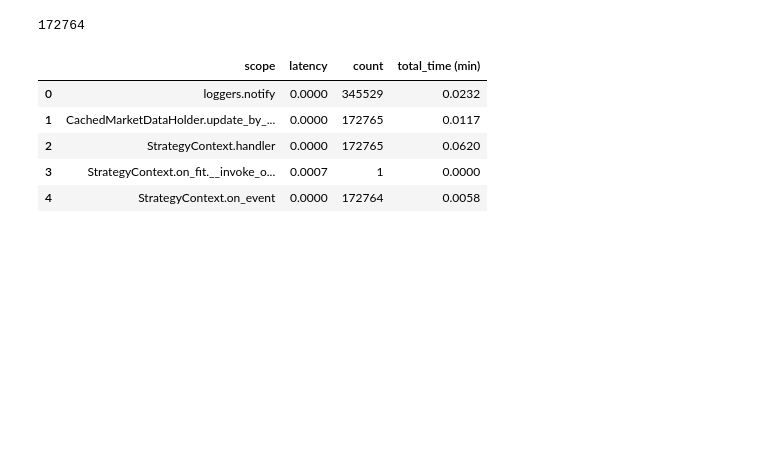
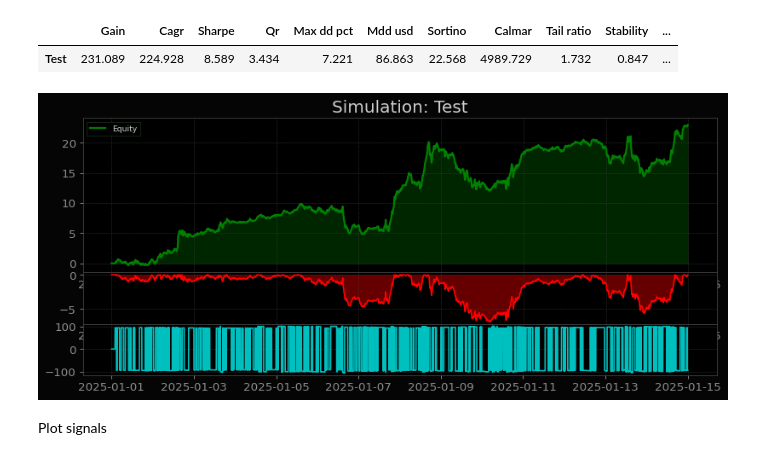
Before and after one commit to xLydianSoftware/Qubx, a Jupyter notebook: experiments/simulator/9.4 Test HFT reader.ipynb, the cells around one changed output. Saved outputs shown, nothing was run; the diff lists cells and outputs as text; code cells hidden in the pictures; blank space fills up the shorter version.

Commit message:
add hft reader test notebook

```diff
--- a/experiments/simulator/9.4 Test HFT reader.ipynb
+++ b/experiments/simulator/9.4 Test HFT reader.ipynb
@@ -74,11 +28,12 @@ class TestB(IStrategy):
 # %%
 r = simulate(
-   strategies={"Test": (stg:=TestB())},
-   data={"orderbook": HftDataReader(path="/hft-data", max_ticks=100)},
-   capital=1000,
-   instruments=["BINANCE.UM:BTCUSDT"],
-   commissions="vip0_usdt",
-   start="2025-01-01",
-   stop="2025-01-02",
-   debug="DEBUG"
+    strategies={"Test": (stg := ObiTraderStrategy(tick_size_pct=0.1, depth=25, threshold=1.0))},
+    data={"orderbook": HftDataReader()},
+    capital=1000,
+    instruments=["BINANCE.UM:BTCUSDT"],
+    commissions=None,
+    start="2025-01-01",
+    stop="2025-01-15",
+    portfolio_log_freq="1min",
+    debug="WARNING",
 )
@@ -104,4 +39,0 @@ stg.orderbooks[-1]
-# %%
-len(stg.orderbooks)
-# %% [output]
-172764
@@ -110,9 +40,8 @@ from qubx.utils.misc import Stopwatch
-# %%
-Stopwatch.latency_report()
-# %% [output]
-|  | scope | latency | count | total_time (min) |
-| 0 | loggers.notify | 0.0000 | 345529 | 0.0232 |
-| 1 | CachedMarketDataHolder.update_by_... | 0.0000 | 172765 | 0.0117 |
-| 2 | StrategyContext.handler | 0.0000 | 172765 | 0.0620 |
-| 3 | StrategyContext.on_fit.__invoke_o... | 0.0007 | 1 | 0.0000 |
-| 4 | StrategyContext.on_event | 0.0000 | 172764 | 0.0058 |
+# %%
+tearsheet(r, plot_leverage=True)
+# %% [output]
+|  | Gain | Cagr | Sharpe | Qr | Max dd pct | Mdd usd | Sortino | Calmar | Tail ratio | Stability | ... |
+| Test | 231.089 | 224.928 | 8.589 | 3.434 | 7.221 | 86.863 | 22.568 | 4989.729 | 1.732 | 0.847 | ... |
+[figure, added]
+# %% [markdown]
+Plot signals
```
Also changed, not shown: parts of 14 cells of this notebook.
